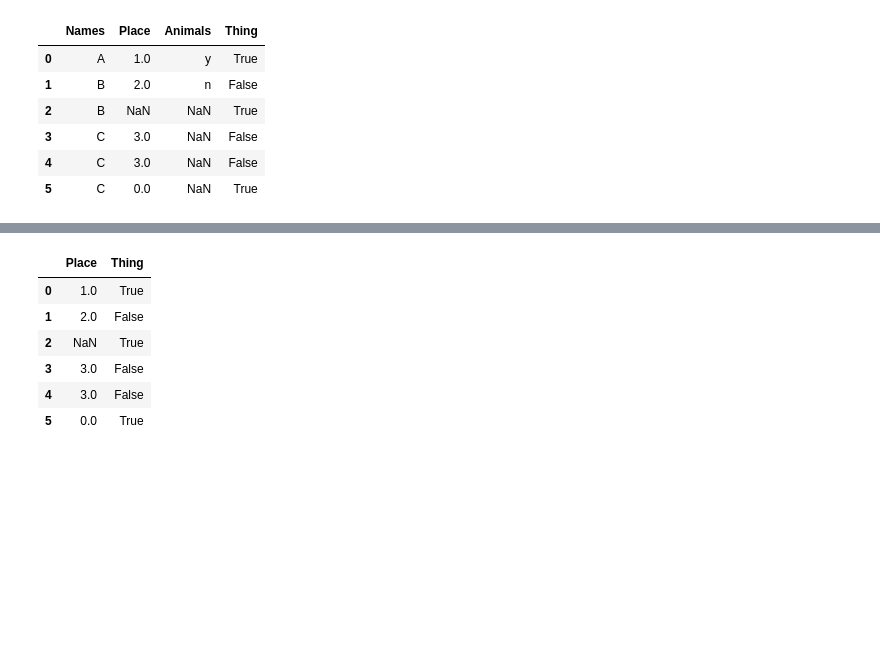
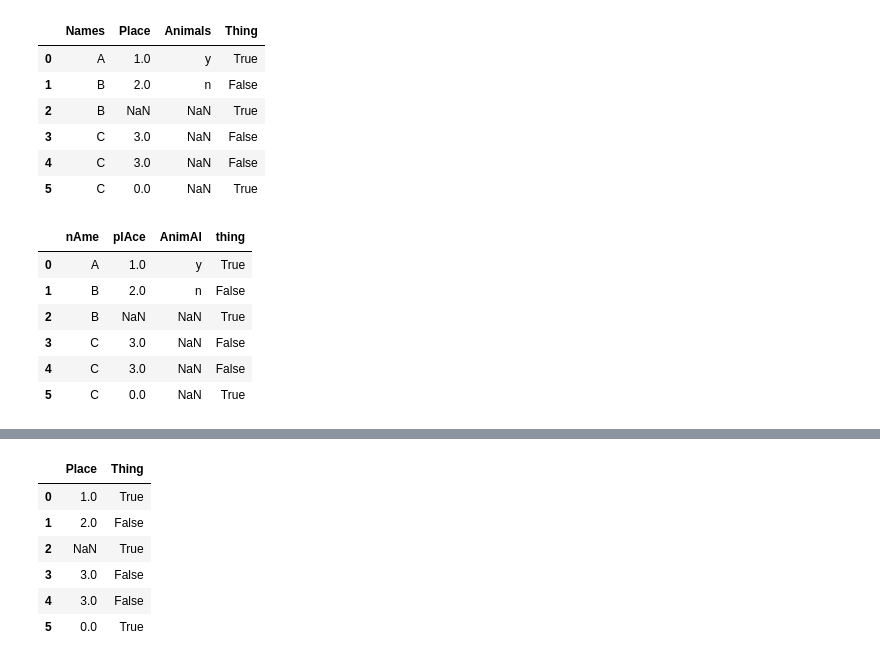
Before and after one commit to do2blehelix/guide-py, a Jupyter notebook: QuickTut.ipynb, the cells around one changed output, grey strips where cells are left out. Cells and saved outputs as stored; diff of their text form; code cells hidden in the pictures; blank space fills up the shorter version.

```diff
--- a/QuickTut.ipynb
+++ b/QuickTut.ipynb
@@ -210,3 +232,15 @@ df.rename(columns={'Name':'Names' , 'Animal':'Animals'})  # Use 'inplace=True' f
 | 3 | C | 3.0 | NaN | False |
 | 4 | C | 3.0 | NaN | False |
 | 5 | C | 0.0 | NaN | True |
+# %%
+# Rename all columns to lowercase and replace a with A (or spaces with underscores)
+df.rename(columns=lambda x: x.strip().lower().replace("a", "A"), inplace=True)
+df
+# %% [output]
+|  | nAme | plAce | AnimAl | thing |
+| 0 | A | 1.0 | y | True |
+| 1 | B | 2.0 | n | False |
+| 2 | B | NaN | NaN | True |
+| 3 | C | 3.0 | NaN | False |
+| 4 | C | 3.0 | NaN | False |
+| 5 | C | 0.0 | NaN | True |
```
Also changed, not shown: parts of 45 cells of this notebook.
